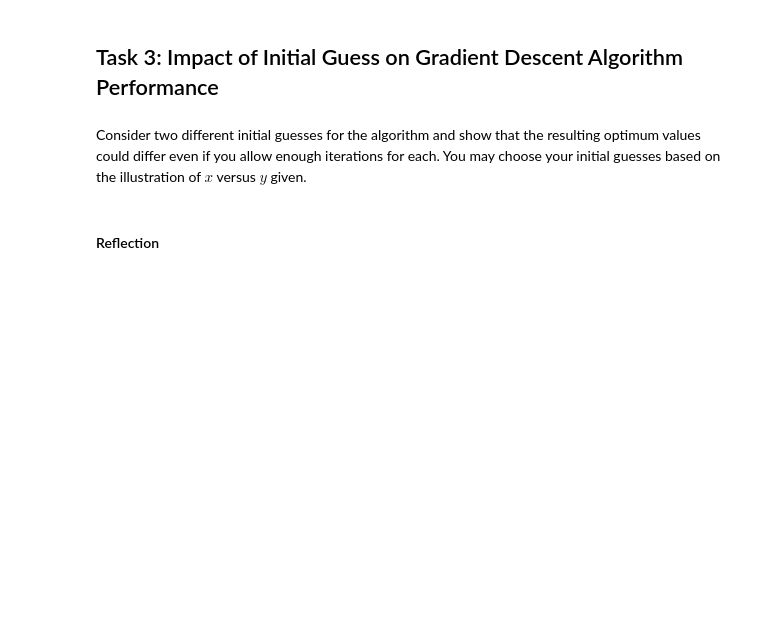
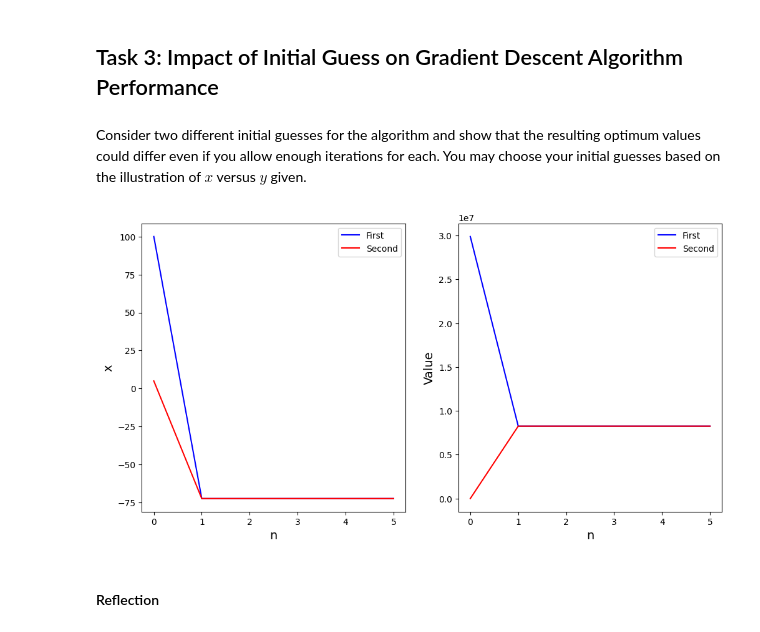
Before and after one commit to MaksBurchard240894/HFG7, a Jupyter notebook: Block B/AlgebraicExample_temp.ipynb, the cells around one changed output. Drawn from its saved outputs; the diff is of its cells as text; code cells hidden in the pictures; blank space fills up the shorter version.

```diff
--- a/Block B/AlgebraicExample_temp.ipynb
+++ b/Block B/AlgebraicExample_temp.ipynb
@@ -267,16 +290,16 @@ Consider two different initial guesses for the algorithm and show that the resul
 # %%
 # Put your code here (2 line of code)
 # Choose two initial values for x
-x_init1 = None
-x_init2 = None
+x_init1 = 100
+x_init2 = 5
 
 # Put your code here (2 line of code)
 # Choose learning rate value
-gam = None
+gam = 0.1
 
 # Put your code here (1 line of code)
 # Choose the number of iterations
-N = None
+N = 5
 
 # Save the values for x and function value
 X1 = [x_init1]
@@ -291,43 +314,45 @@ for n in range(N):
 
     # Put your code here (1 line of code)
     # call the grad_descent_step
-    x_new = None
+    x_new = grad_descent_step(x, gam1)
 
     # Put your code here (2 lines of code)
     # save the obtained value x_new in the list X1 (use append method)
     # save the function value at point x_new in the list FUN_VAL1 (use append method)
-    None
-    None
+    X1.append(x_new)
+    FUN_VAL1.append(my_fun(x_new))
 
 # Run the gradient descent algorithm with the second initial guess
 for n in range(N):
 
     # Put your code here (1 line of code)
     # call the grad_descent_step
-    x_new = None
+    x_new = grad_descent_step(x, gam1)
 
     # Put your code here (2 lines of code)
     # save the obtained value x_new in the list X2 (use append method)
     # save the function value at point x_new in the list FUN_VAL2 (use append method)
-    None
-    None
+    X2.append(x_new)
+    FUN_VAL2.append(my_fun(x_new))
 
 
 # Plot the results
 fig, ax = plt.subplots(1,2, figsize=(12,6))
 ax[0].plot(range(N+1), X1, label='First', color='blue')
 ax[0].plot(range(N+1), X2, label='Second', color='red')
 ax[0].set_xlabel('n', size=14)
 ax[0].set_ylabel('x', size=14)
 ax[0].legend()
 
 ax[1].plot(range(N+1), FUN_VAL1, label='First', color='blue')
 ax[1].plot(range(N+1), FUN_VAL2, label='Second', color='red')
 ax[1].set_xlabel('n', size=14)
 ax[1].set_ylabel('Value', size=14)
 ax[1].legend()
 
 plt.show()
+# %% [output]
+[figure, added]
 # %% [markdown]
 #### Reflection
 # %% [markdown]
```
Also changed, not shown: parts of 17 cells of this notebook, 1 other file.
